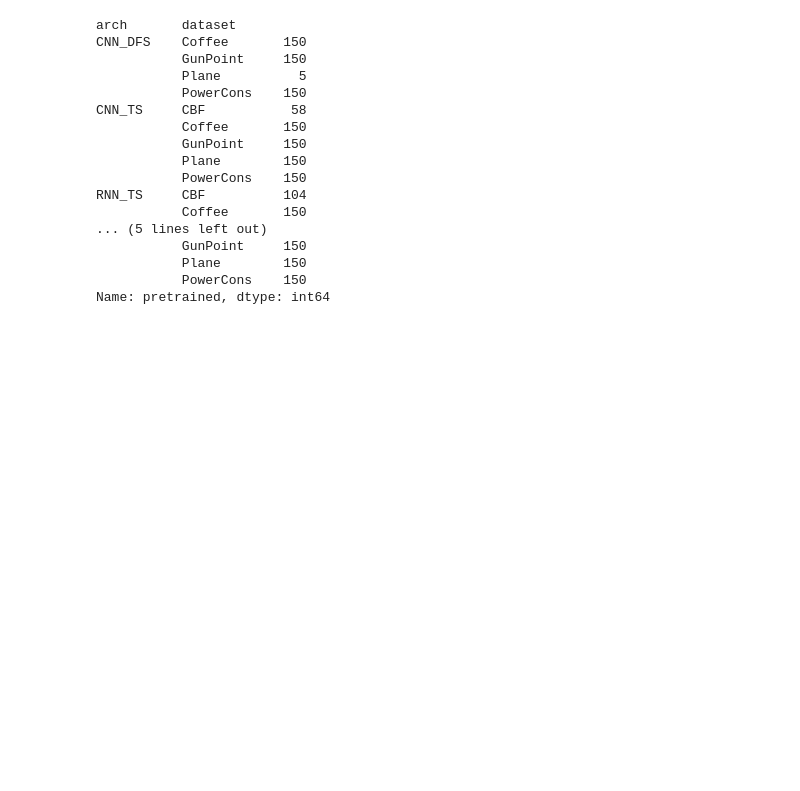
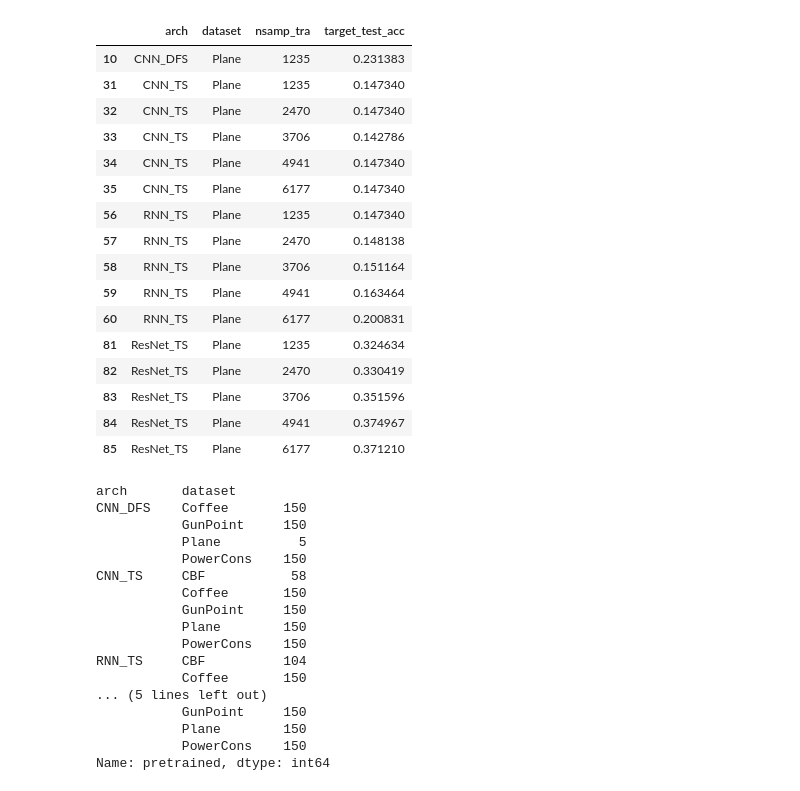
Before and after one commit to mbisan/s3ts, a Jupyter notebook: notebooks/exp_ratio.ipynb, the cells around one changed output. Cells and saved outputs as stored; diff of their text form; code cells hidden in the pictures; blank space fills up the shorter version.

```diff
--- a/notebooks/exp_ratio.ipynb
+++ b/notebooks/exp_ratio.ipynb
@@ -36,4 +36,25 @@ df
 2511 rows × 25 columns
+# %%
+xd = df[df["pretrained"] == False].groupby(["arch", "dataset", "nsamp_tra"])["target_test_acc"].mean().reset_index()
+xd[xd["dataset"] == "Plane"]#[xd["nsamp_tra"] == 3417]
+# %% [output]
+|  | arch | dataset | nsamp_tra | target_test_acc |
+| 10 | CNN_DFS | Plane | 1235 | 0.231383 |
+| 31 | CNN_TS | Plane | 1235 | 0.147340 |
+| 32 | CNN_TS | Plane | 2470 | 0.147340 |
+| 33 | CNN_TS | Plane | 3706 | 0.142786 |
+| 34 | CNN_TS | Plane | 4941 | 0.147340 |
+| 35 | CNN_TS | Plane | 6177 | 0.147340 |
+| 56 | RNN_TS | Plane | 1235 | 0.147340 |
+| 57 | RNN_TS | Plane | 2470 | 0.148138 |
+| 58 | RNN_TS | Plane | 3706 | 0.151164 |
+| 59 | RNN_TS | Plane | 4941 | 0.163464 |
+| 60 | RNN_TS | Plane | 6177 | 0.200831 |
+| 81 | ResNet_TS | Plane | 1235 | 0.324634 |
+| 82 | ResNet_TS | Plane | 2470 | 0.330419 |
+| 83 | ResNet_TS | Plane | 3706 | 0.351596 |
+| 84 | ResNet_TS | Plane | 4941 | 0.374967 |
+| 85 | ResNet_TS | Plane | 6177 | 0.371210 |
 # %%
 # how many are done?
 df.groupby(["arch", "dataset"])["pretrained"].count()
```
Also changed, not shown: parts of 1 cell of this notebook, 12 other files.
